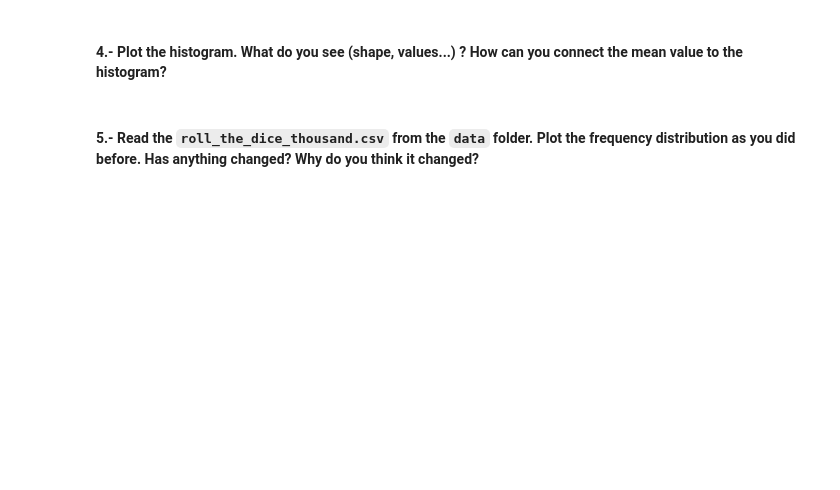
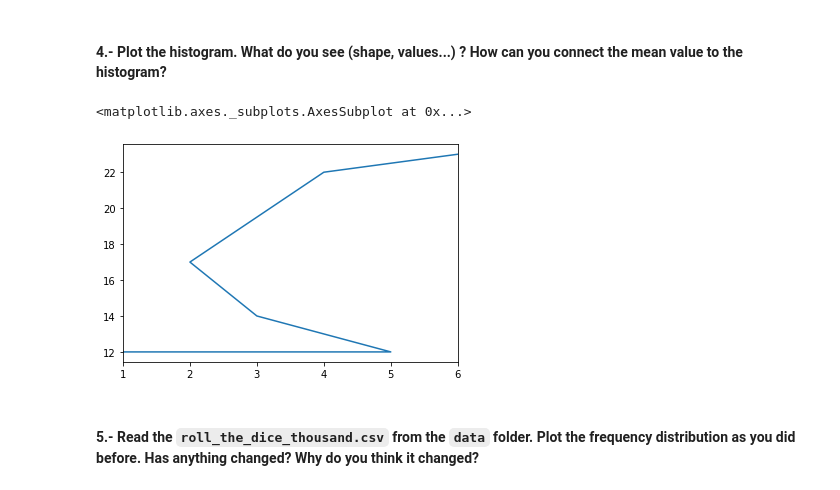
Before and after one commit to ta-data-bcn/descriptive-stats, a Jupyter notebook: your-code/main.ipynb, the cells around one changed output. Cells and saved outputs as stored; diff of their text form; code cells hidden in the pictures; blank space fills up the shorter version.

```diff
--- a/your-code/main.ipynb
+++ b/your-code/main.ipynb
@@ -209,0 +218,6 @@ your comments here
+# %%
+dice_hundred_value.value_counts().plot()
+# ??????
+# %% [output]
+<matplotlib.axes._subplots.AxesSubplot at 0x...>
+[figure, added]
```
Also changed, not shown: parts of 20 cells of this notebook.
